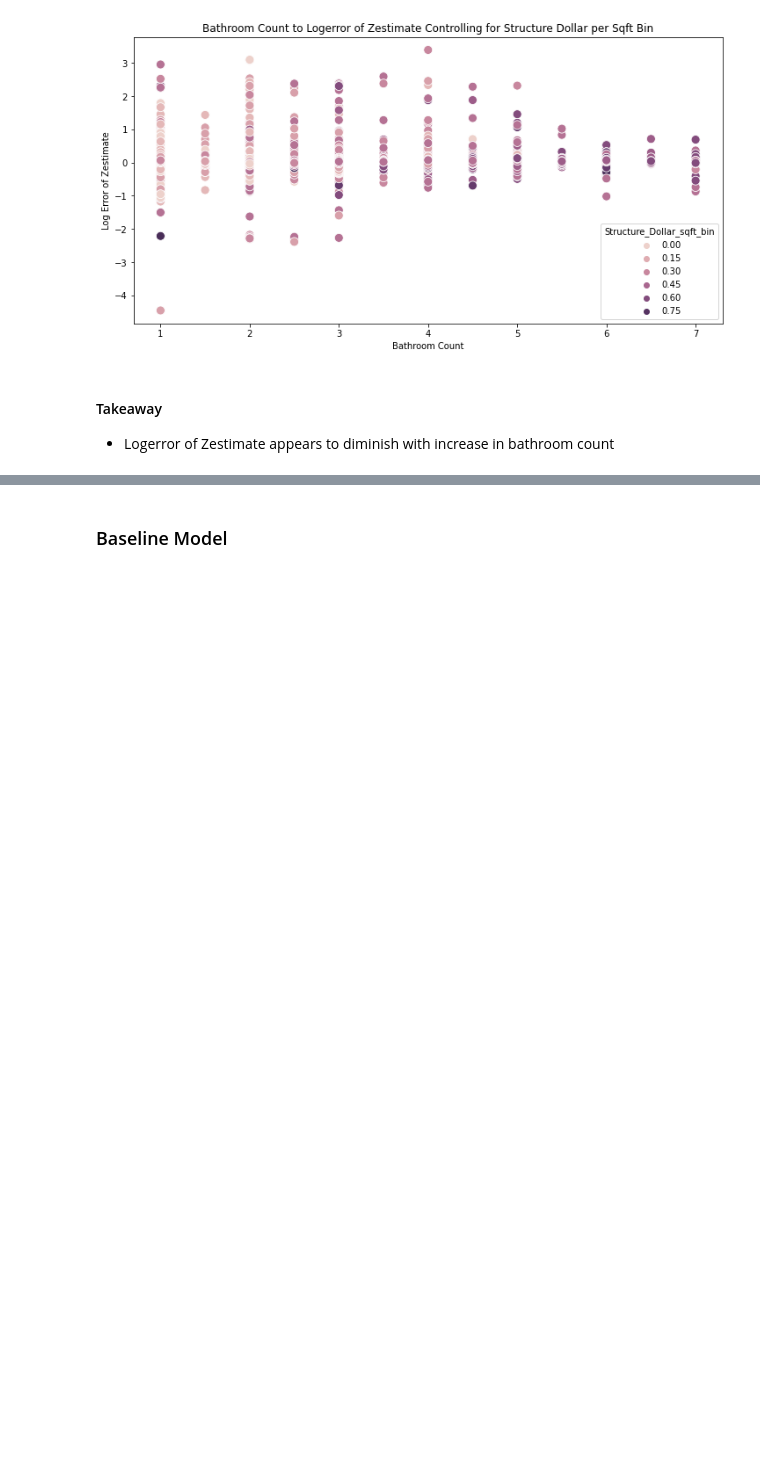
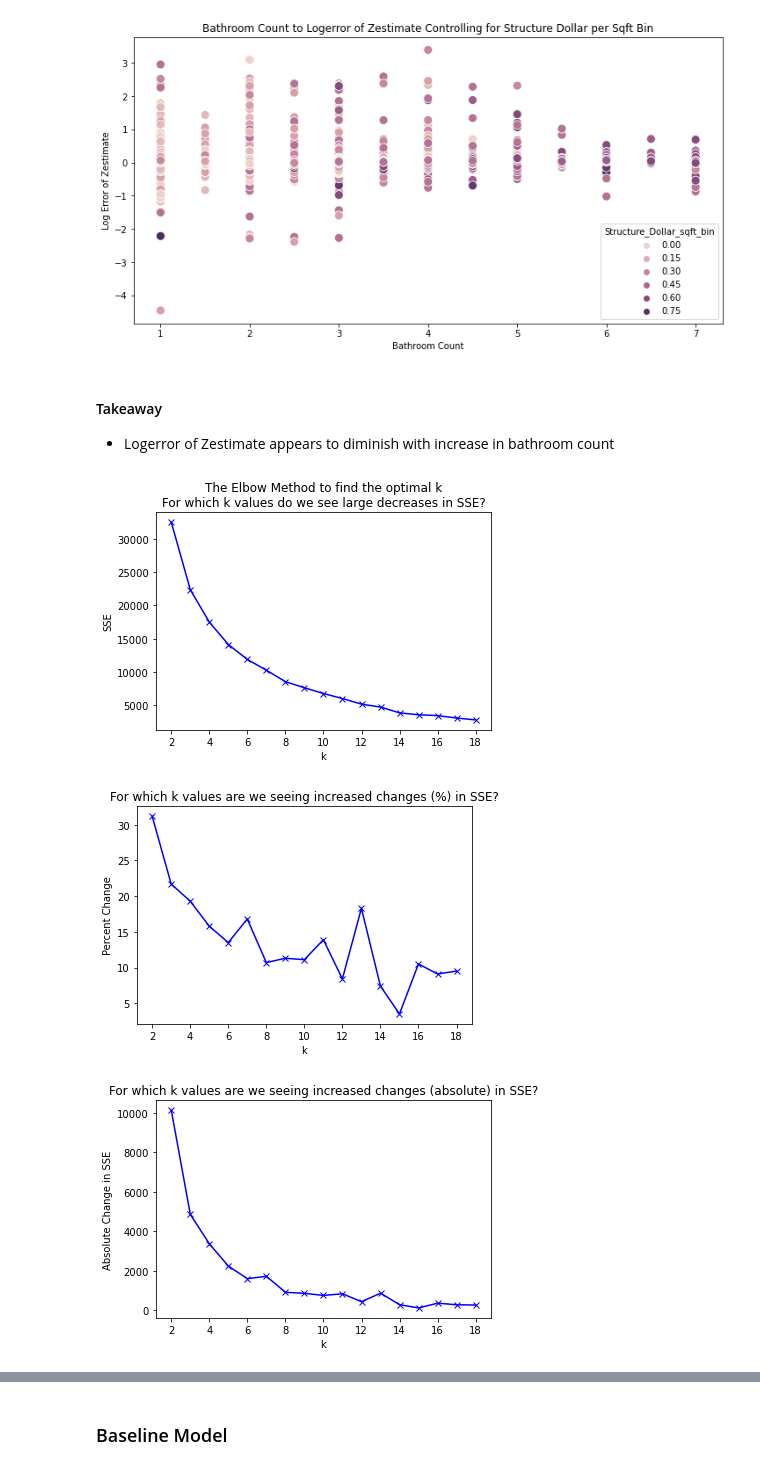
Before and after one commit to carlgriffin57/zillow-clustering-project, a Jupyter notebook: zillow_clustering_project.ipynb, the cells around one changed output, grey strips where cells are left out. Cells and saved outputs as stored; diff of their text form; code cells hidden in the pictures; blank space fills up the shorter version.

```diff
--- a/zillow_clustering_project.ipynb
+++ b/zillow_clustering_project.ipynb
@@ -310,3 +310,13 @@ plt.show()
 # %% [markdown]
 #### Takeaway
 - Logerror of Zestimate appears to diminish with increase in bathroom count
+# %%
+cluster_vars = ['structure_dollar_sqft_bin', 'bathroomcnt']
+cluster_name = 'size_cluster'
+k_range = range(2,20)
+
+explore.find_k(X_train, cluster_vars, k_range)
+# %% [output]
+[figure, added]
+[figure, added]
+[figure, added]
```
Also changed, not shown: parts of 11 cells of this notebook, 1 other file.
